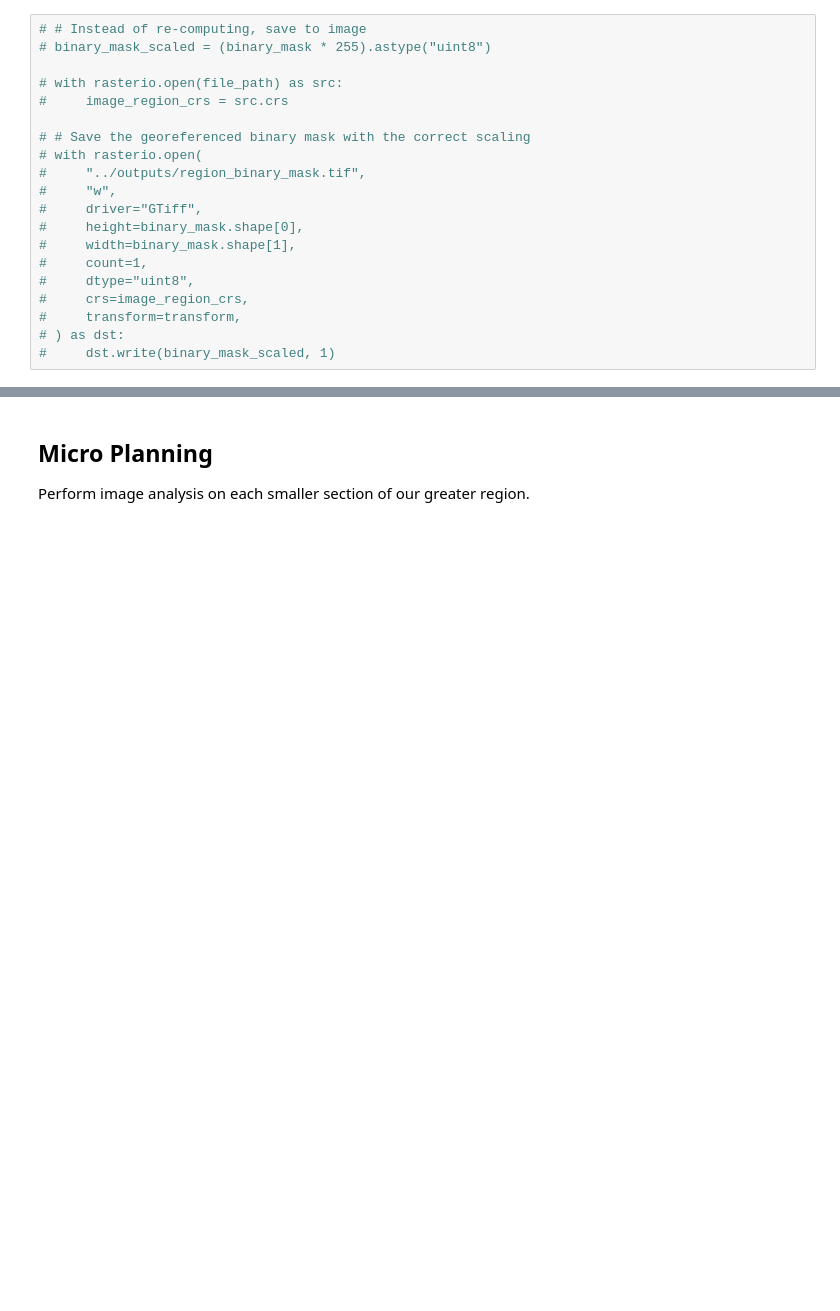
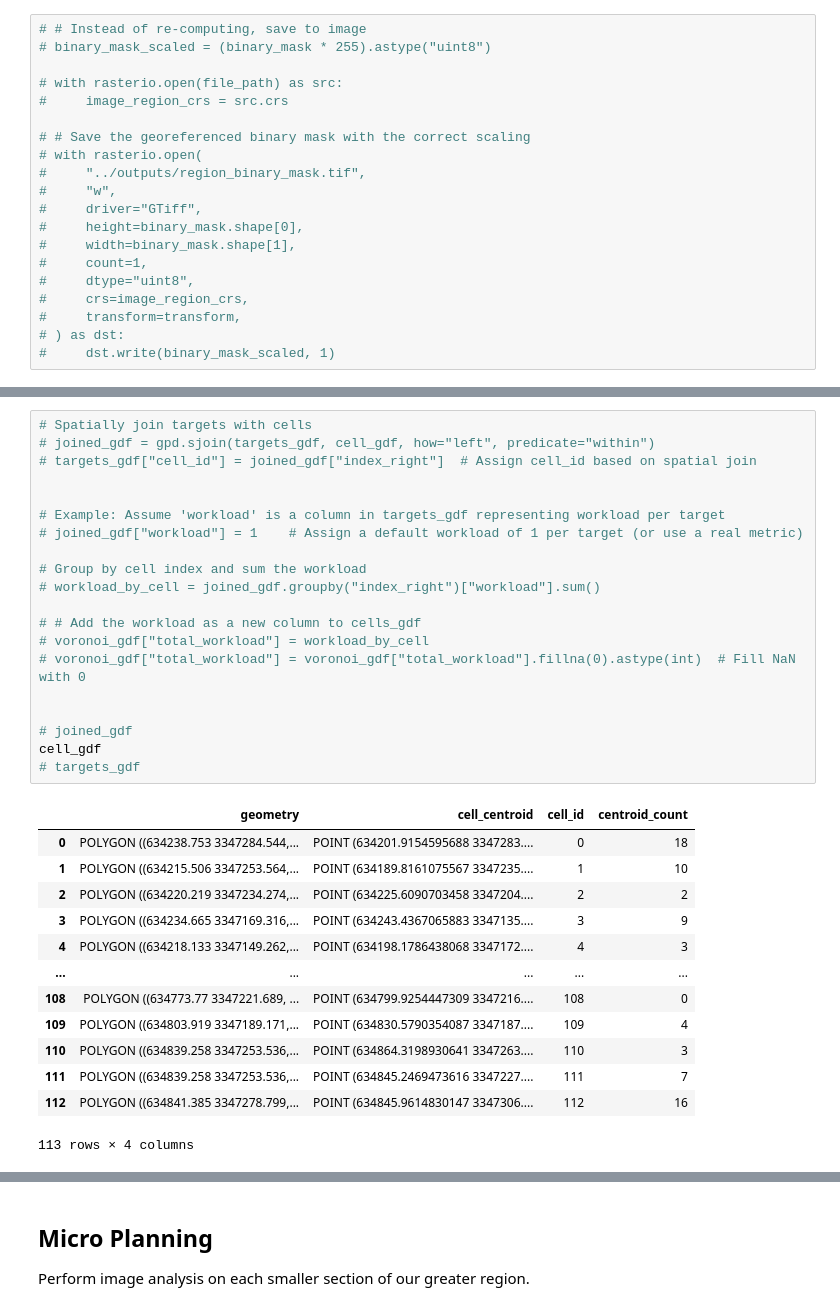
Before and after one commit to javelina-works/unsupervised-cv-search, a Jupyter notebook: content/notebooks/work_plan.ipynb, the cells around one changed output, grey strips where cells are left out. Drawn from its saved outputs; the diff is of its cells as text; blank space fills up the shorter version.

Commit message:
Begin workload calculations
Trating GDFs as DB tables, spatial joins make this go a lot faster. Performing now.

```diff
--- a/content/notebooks/work_plan.ipynb
+++ b/content/notebooks/work_plan.ipynb
@@ -305,0 +323,34 @@ plt.show()
+# %%
+# Spatially join targets with cells
+# joined_gdf = gpd.sjoin(targets_gdf, cell_gdf, how="left", predicate="within")
+# targets_gdf["cell_id"] = joined_gdf["index_right"]  # Assign cell_id based on spatial join
+
+
+# Example: Assume 'workload' is a column in targets_gdf representing workload per target
+# joined_gdf["workload"] = 1    # Assign a default workload of 1 per target (or use a real metric)
+
+# Group by cell index and sum the workload
+# workload_by_cell = joined_gdf.groupby("index_right")["workload"].sum()
+
+# # Add the workload as a new column to cells_gdf
+# voronoi_gdf["total_workload"] = workload_by_cell
+# voronoi_gdf["total_workload"] = voronoi_gdf["total_workload"].fillna(0).astype(int)  # Fill NaN with 0
+
+
+# joined_gdf
+cell_gdf
+# targets_gdf
+# %% [output]
+|  | geometry | cell_centroid | cell_id | centroid_count |
+| 0 | POLYGON ((634238.753 3347284.544,... | POINT (634201.9154595688 3347283.... | 0 | 18 |
+| 1 | POLYGON ((634215.506 3347253.564,... | POINT (634189.8161075567 3347235.... | 1 | 10 |
+| 2 | POLYGON ((634220.219 3347234.274,... | POINT (634225.6090703458 3347204.... | 2 | 2 |
+| 3 | POLYGON ((634234.665 3347169.316,... | POINT (634243.4367065883 3347135.... | 3 | 9 |
+| 4 | POLYGON ((634218.133 3347149.262,... | POINT (634198.1786438068 3347172.... | 4 | 3 |
+| ... | ... | ... | ... | ... |
+| 108 | POLYGON ((634773.77 3347221.689, ... | POINT (634799.9254447309 3347216.... | 108 | 0 |
+| 109 | POLYGON ((634803.919 3347189.171,... | POINT (634830.5790354087 3347187.... | 109 | 4 |
+| 110 | POLYGON ((634839.258 3347253.536,... | POINT (634864.3198930641 3347263.... | 110 | 3 |
+| 111 | POLYGON ((634839.258 3347253.536,... | POINT (634845.2469473616 3347227.... | 111 | 7 |
+| 112 | POLYGON ((634841.385 3347278.799,... | POINT (634845.9614830147 3347306.... | 112 | 16 |
+113 rows × 4 columns
```
Also changed, not shown: parts of 12 cells of this notebook, 3 other files.
